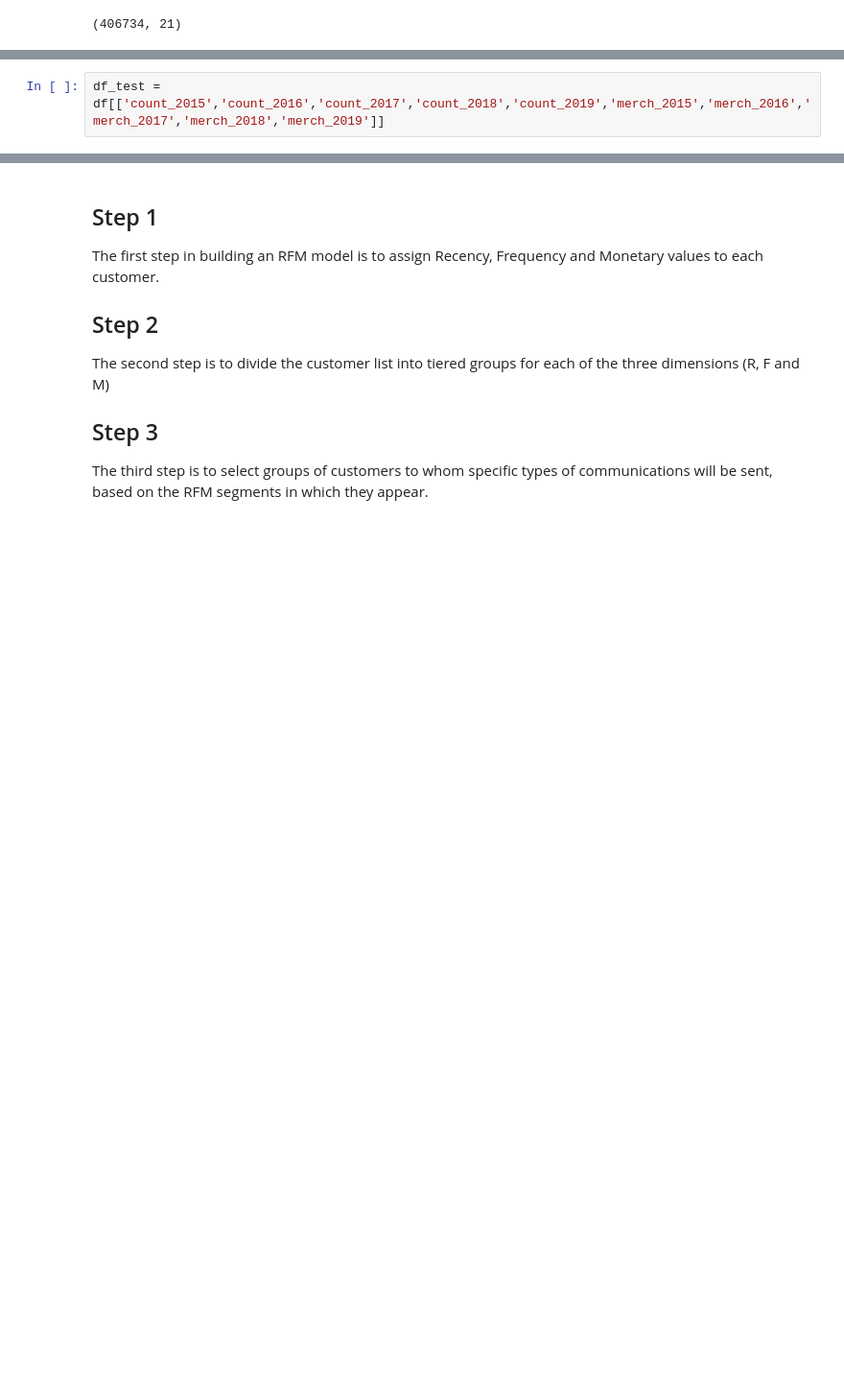
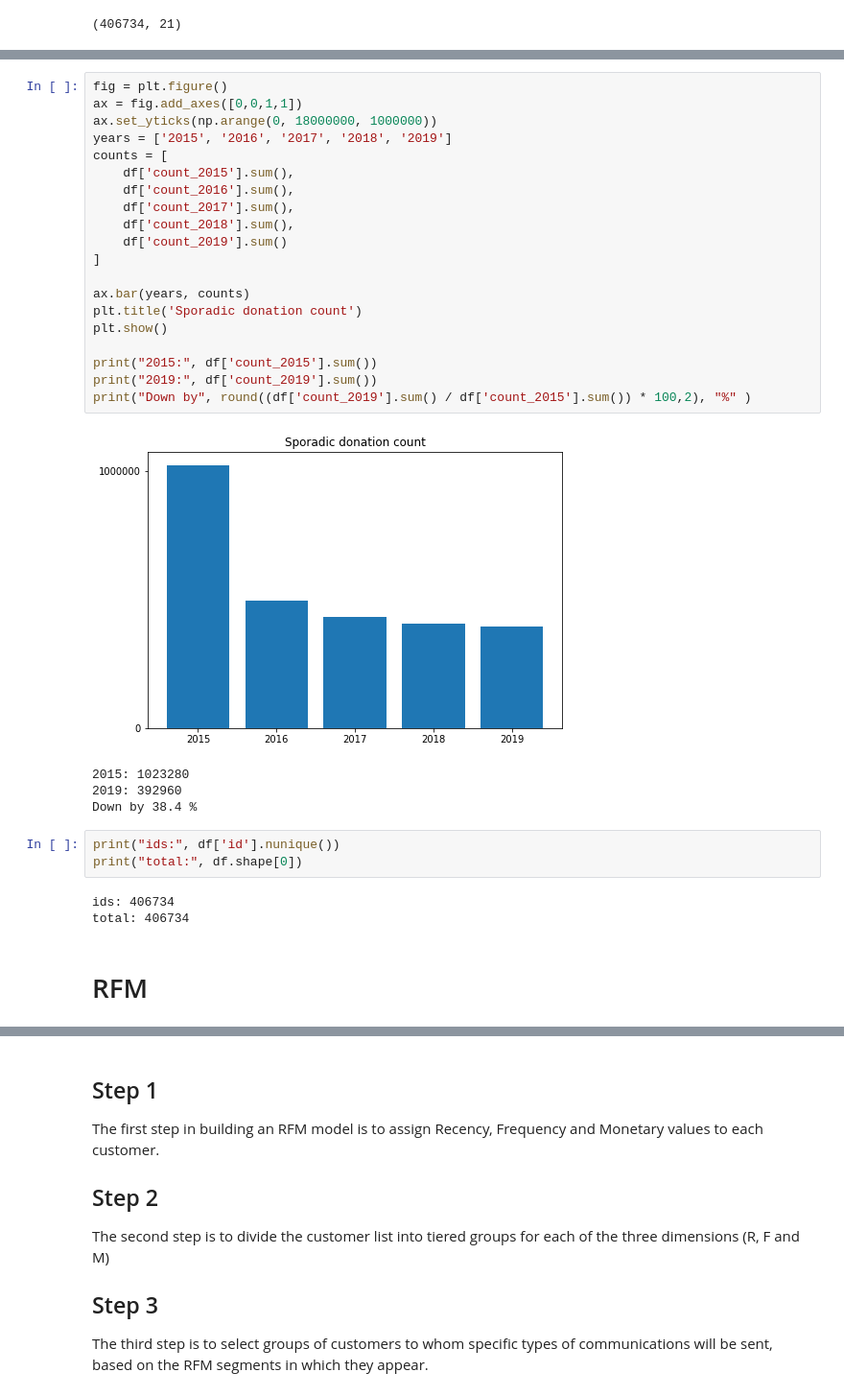
Before and after one commit to SaschaMet/_Uni, a Jupyter notebook: Semester 3/DS-Commerce-RFM/eda.ipynb, the cells around one changed output, grey strips where cells are left out. Shown: that part at 96% size. Drawn from its saved outputs; the diff is of its cells as text; blank space fills up the shorter version.

```diff
--- a/Semester 3/DS-Commerce-RFM/eda.ipynb
+++ b/Semester 3/DS-Commerce-RFM/eda.ipynb
@@ -167,4 +212,35 @@ Down by 38.4 %
-# %%
-df_test = df[['count_2015','count_2016','count_2017','count_2018','count_2019','merch_2015','merch_2016','merch_2017','merch_2018','merch_2019']]
+# %%
+fig = plt.figure()
+ax = fig.add_axes([0,0,1,1])
+ax.set_yticks(np.arange(0, 18000000, 1000000))
+years = ['2015', '2016', '2017', '2018', '2019']
+counts = [
+    df['count_2015'].sum(),
+    df['count_2016'].sum(),
+    df['count_2017'].sum(),
+    df['count_2018'].sum(),
+    df['count_2019'].sum()
+]
+
+ax.bar(years, counts)
+plt.title('Sporadic donation count')
+plt.show()
+
+print("2015:", df['count_2015'].sum())
+print("2019:", df['count_2019'].sum())
+print("Down by", round((df['count_2019'].sum() / df['count_2015'].sum()) * 100,2), "%" )
+# %% [output]
+[figure, added]
+2015: 1023280
+2019: 392960
+Down by 38.4 %
+# %%
+print("ids:", df['id'].nunique())
+print("total:", df.shape[0])
+# %% [output]
+ids: 406734
+total: 406734
+# %% [markdown]
+# RFM
 # %% [markdown]
 ## rfm
```
Also changed, not shown: parts of 45 cells of this notebook.
